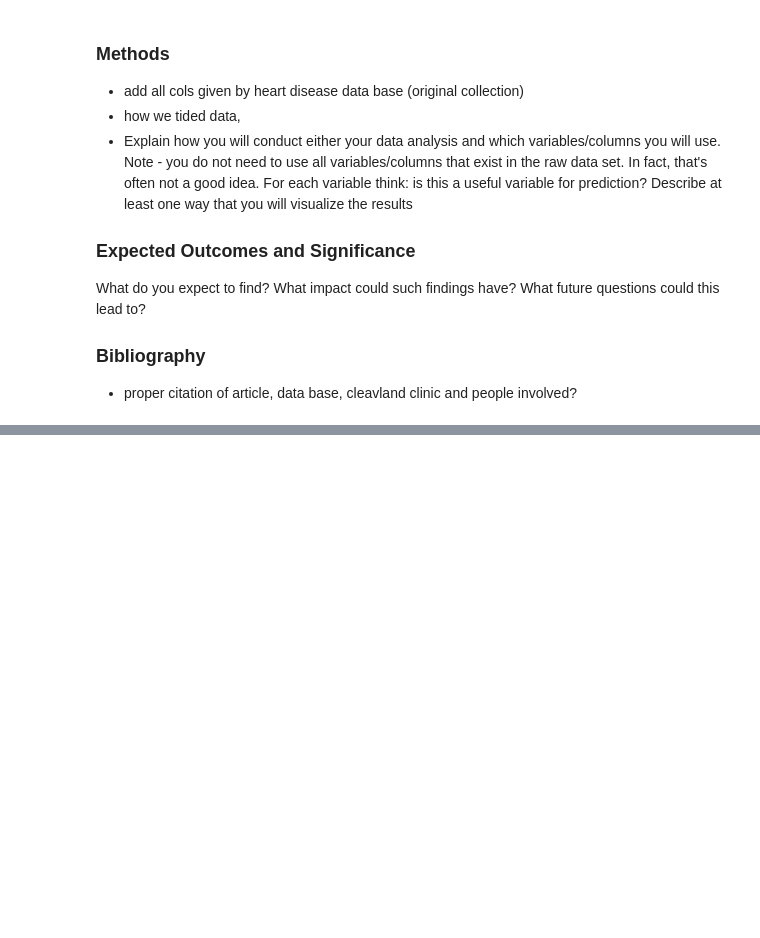
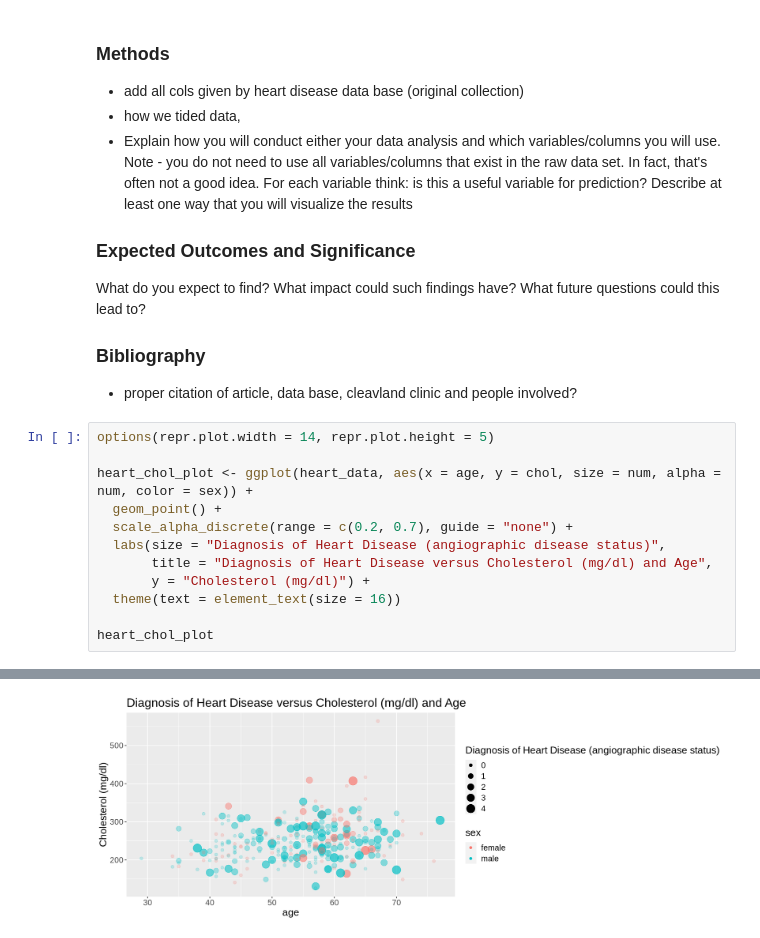
Before and after one commit to cchan70/dsci-100-project-17, a Jupyter notebook: Proposal.ipynb, the cells around one changed output, grey strips where cells are left out. Saved outputs shown, nothing was run; the diff lists cells and outputs as text; blank space fills up the shorter version.

Commit message:
Added plot of chol, age, diagnosis

```diff
--- a/Proposal.ipynb
+++ b/Proposal.ipynb
@@ -87,3 +94,16 @@ What impact could such findings have?
 What future questions could this lead to?
 ### Bibliography ###
 - proper citation of article, data base, cleavland clinic and people involved?
+# %%
+options(repr.plot.width = 14, repr.plot.height = 5)
+
+heart_chol_plot <- ggplot(heart_data, aes(x = age, y = chol, size = num, alpha = num, color = sex)) +
+  geom_point() +
+  scale_alpha_discrete(range = c(0.2, 0.7), guide = "none") +
+  labs(size = "Diagnosis of Heart Disease (angiographic disease status)",
+       title = "Diagnosis of Heart Disease versus Cholesterol (mg/dl) and Age",
+       y = "Cholesterol (mg/dl)") +
+  theme(text = element_text(size = 16))
+
+heart_chol_plot
+# %% [output]
@@ -89,0 +114 @@ What future questions could this lead to?
+[figure, added]
```
Also changed, not shown: parts of 2 cells of this notebook.
